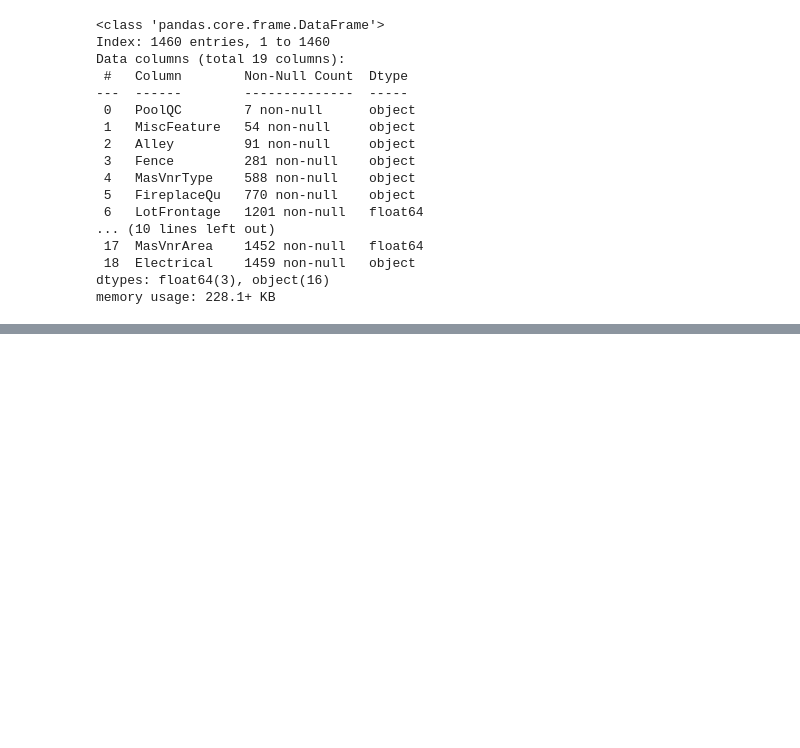
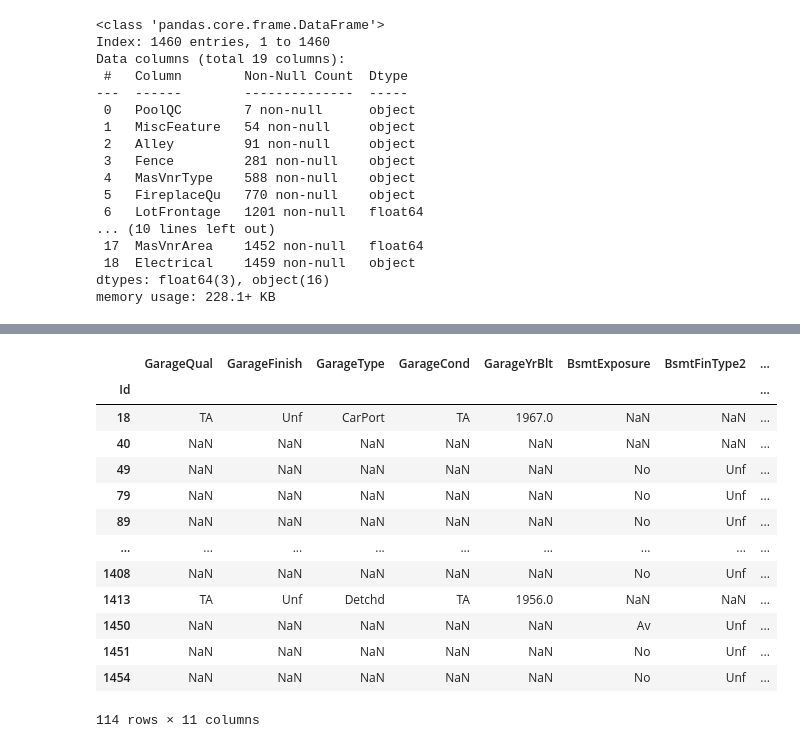
Before and after one commit to Swanger-Iz/ML_projs, a Jupyter notebook: house_prices/house_prices_project.ipynb, the cells around one changed output, grey strips where cells are left out. Cells and saved outputs as stored; diff of their text form; code cells hidden in the pictures; blank space fills up the shorter version.

```diff
--- a/house_prices/house_prices_project.ipynb
+++ b/house_prices/house_prices_project.ipynb
@@ -134,0 +189,17 @@ df[]
+# %%
+df[df[nn_features_percents[3:].index].isna().any(axis=1)].loc[:, nn_features_percents[3:].index]
+# %% [output]
+|  | GarageQual | GarageFinish | GarageType | GarageCond | GarageYrBlt | BsmtExposure | BsmtFinType2 | ... |
+| Id |  |  |  |  |  |  |  | ... |
+| 18 | TA | Unf | CarPort | TA | 1967.0 | NaN | NaN | ... |
+| 40 | NaN | NaN | NaN | NaN | NaN | NaN | NaN | ... |
+| 49 | NaN | NaN | NaN | NaN | NaN | No | Unf | ... |
+| 79 | NaN | NaN | NaN | NaN | NaN | No | Unf | ... |
+| 89 | NaN | NaN | NaN | NaN | NaN | No | Unf | ... |
+| ... | ... | ... | ... | ... | ... | ... | ... | ... |
+| 1408 | NaN | NaN | NaN | NaN | NaN | No | Unf | ... |
+| 1413 | TA | Unf | Detchd | TA | 1956.0 | NaN | NaN | ... |
+| 1450 | NaN | NaN | NaN | NaN | NaN | Av | Unf | ... |
+| 1451 | NaN | NaN | NaN | NaN | NaN | No | Unf | ... |
+| 1454 | NaN | NaN | NaN | NaN | NaN | No | Unf | ... |
+114 rows × 11 columns
```
Also changed, not shown: parts of 33 cells of this notebook.
